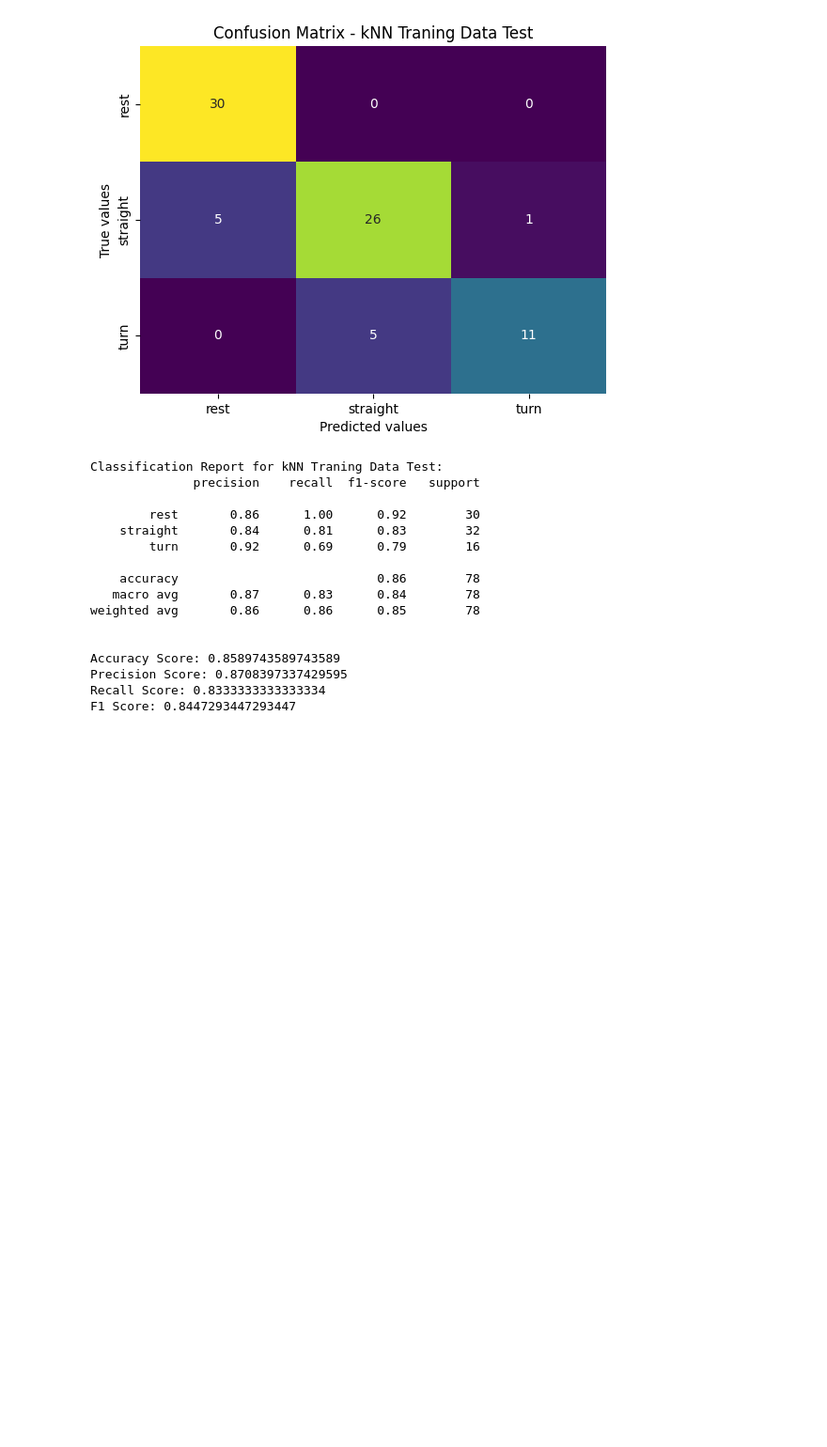
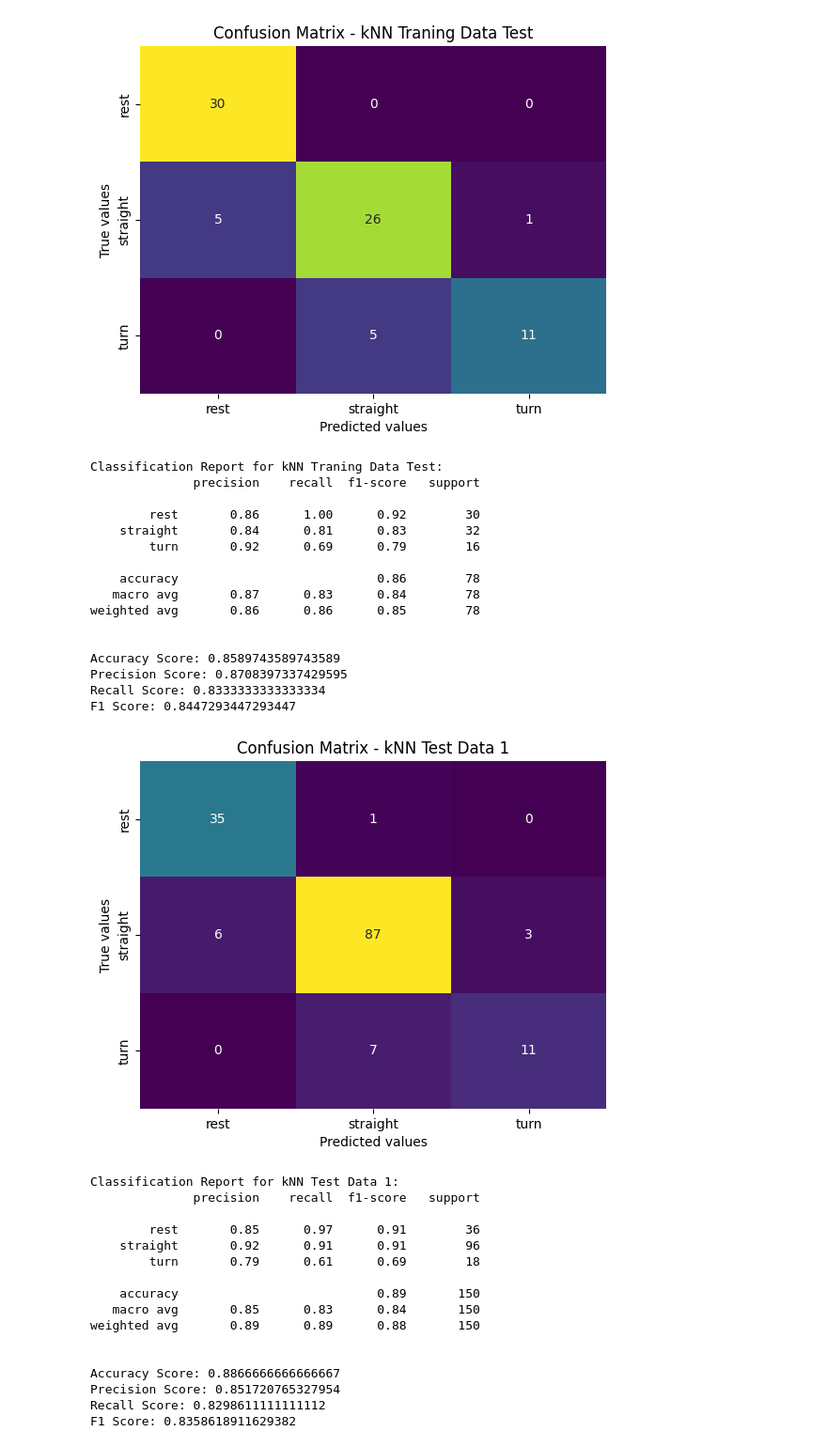
Before and after one commit to sauravuprety21/enel682-proj, a Jupyter notebook: 01knn.ipynb, the cells around one changed output. Shown at 94% size. Drawn from its saved outputs; the diff is of its cells as text; code cells hidden in the pictures; blank space fills up the shorter version.

```diff
--- a/01knn.ipynb
+++ b/01knn.ipynb
@@ -18,9 +17,9 @@ df.head()
 # %%
 y = df['motion_state'].copy()
 # %%
-feature_cols = 'adt_sum,gdt_sum,axdt_var,aydt_var,azdt_var,gxdt_var,gydt_var,gzdt_var,adt_var,gdt_var,adt_min,gdt_min,adt_max,gdt_max'.split(',')
-X = df[feature_cols].copy()
-# X = df[[col for col in df.columns if col !='motion_state']].copy()
+# feature_cols = 'adt_sum,gdt_sum,axdt_var,aydt_var,azdt_var,gxdt_var,gydt_var,gzdt_var,adt_var,gdt_var,adt_min,gdt_min,adt_max,gdt_max'.split(',')
+# X = df[feature_cols].copy()
+X = df[[col for col in df.columns if col !='motion_state']].copy()
 # %%
 X.head()
 # %% [output]
@@ -123,3 +121,3 @@ df2.head()
 # %%
 y2 = df2['motion_state'].copy()
-X2 = df2[feature_cols].copy()
+X2 = df2[[col for col in df2.columns if col !='motion_state']].copy()
@@ -212,5 +222,23 @@ Precision Score: 0.8708397337429595
 Recall Score: 0.8333333333333334
 F1 Score: 0.8447293447293447
 # %%
-# evaluate_classification(y2, grid.predict(X2), ['rest', 'straight','turn'], 'kNN Test Data 1')
+evaluate_classification(y2, grid.predict(X2), ['rest', 'straight','turn'], 'kNN Test Data 1')
+# %% [output]
+[figure, added]
+Classification Report for kNN Test Data 1:
+              precision    recall  f1-score   support
+
+        rest       0.85      0.97      0.91        36
+    straight       0.92      0.91      0.91        96
+        turn       0.79      0.61      0.69        18
+
+    accuracy                           0.89       150
+   macro avg       0.85      0.83      0.84       150
+weighted avg       0.89      0.89      0.88       150
+
+
+Accuracy Score: 0.8866666666666667
+Precision Score: 0.851720765327954
+Recall Score: 0.8298611111111112
+F1 Score: 0.8358618911629382
 # %%
```
Also changed, not shown: parts of 8 cells of this notebook, 5 other files.
